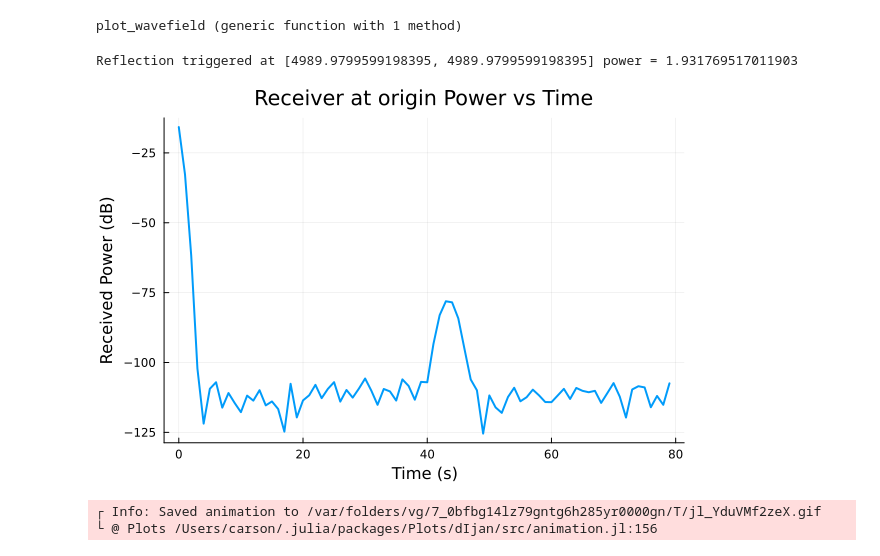
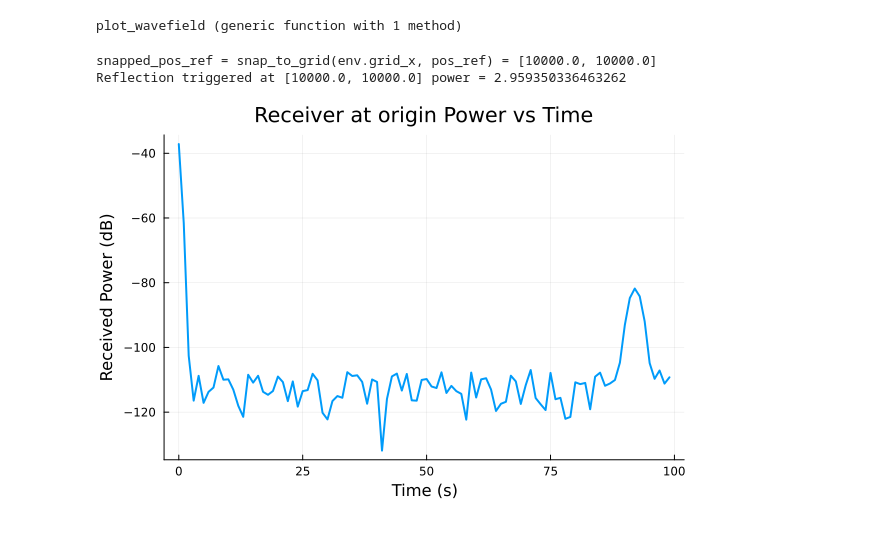
Before and after one commit to Nivlac3213/radar-param-optimizer, a Jupyter notebook: RadarDetectAndDecide_Sim.ipynb, the cells around one changed output. Saved outputs shown, nothing was run; the diff lists cells and outputs as text; code cells hidden in the pictures.

```diff
--- a/RadarDetectAndDecide_Sim.ipynb
+++ b/RadarDetectAndDecide_Sim.ipynb
@@ -122,7 +122,7 @@ function propagate!(env::RadarEnvironment)
                 end
 
                 # --- Pulse propagation ---
-                t_arrival = r / 300.0
+                t_arrival = r / 300
                 amplitude = pulse_amplitude(tx.tx_time, tx.pulse_width, env.current_time - t_arrival)
 
                 if amplitude <= 1e-12
@@ -198,51 +198,50 @@ x = collect(LinRange(-10000.0, 10000.0, 500))
 y = collect(LinRange(-10000.0, 10000.0, 500))
 env = RadarEnvironment(x, y)
 
-# Transmitter                                                    # steering angle, beamwidth
-tx = PointTransmitter(SVector(0.0, 0.0), 100e9, 100.0, 0.0, 0.6, 45.0, 45.0, false)  # steer straight, 30 degree wedge
+# Transmitter                                          # pulse μs. steering angle, beamwidth
+tx = PointTransmitter(SVector(0.0, 0.0), 100e9, 1, 0.0, 0.5, 45.0, 45.0, false)  # steer straight, 30 degree wedge
 add_transmitter!(env, tx)
 
 # Reflector
-pos_ref = SVector(5000.0, 5000.0)
-snapped_pos_ref = snap_to_grid(env.grid_x, pos_ref)
+pos_ref = SVector(10000.0, 10000.0)
+@show snapped_pos_ref = snap_to_grid(env.grid_x, pos_ref)
 rx_ref = Reflector(snapped_pos_ref, 0.9, 10^10, false)
 add_reflector!(env, rx_ref)
 
 # Receiver (same as transmitter)
 pos_rx = SVector(0.0, 0.0)
 snapped_pos_rx = snap_to_grid(env.grid_x, pos_rx)
 rx = Receiver(snapped_pos_rx, Float64[])
 add_receiver!(env, rx)
 
 # Animate
-@gif for t = 1:80
-    step!(env, 1.0)
-    plot_wavefield(env)
-end every 2
+# @gif for t = 1:80 # μs ?
+#     step!(env, 1.0)
+#     plot_wavefield(env)
+# end every 2
 
 # --- Run simulation only (NO ANIMATION) ---
-
-# for t = 1:80
-#     step!(env, 1.0)
-# end
+for t = 1:100
+    step!(env, 1.0)
+end
 
 # --- Plot receiver after simulation ---
 # println("Receiver power log length = ", length(rx.received_power))
 
 times = collect(0.0:1.0:env.current_time - 1.0)
 
 for rx in env.receivers
+    # rx_power_db = 10 .* log10.(rx.received_power .+ 1e-12)
     rx_power_db = 10 .* log10.(rx.received_power + broadcast(abs, (1e-11)*randn(length(rx.received_power))))
     p = plot(times, rx_power_db,
         xlabel = "Time (s)", ylabel = "Received Power (dB)",
         title = "Receiver at origin Power vs Time",
         lw = 2,
         legend = false)
 
     display(p)  # force plot window (recommended after long simulations)
 end
 # %% [output]
-Reflection triggered at [4989.9799599198395, 4989.9799599198395] power = 1.931769517011903
+snapped_pos_ref = snap_to_grid(env.grid_x, pos_ref) = [10000.0, 10000.0]
+Reflection triggered at [10000.0, 10000.0] power = 2.959350336463262
-[figure, old version]
+[figure, new version]
-┌ Info: Saved animation to /var/folders/vg/7_0bfbg14lz79gntg6h285yr0000gn/T/jl_YduVMf2zeX.gif
-└ @ Plots /Users/carson/.julia/packages/Plots/dIjan/src/animation.jl:156
```
